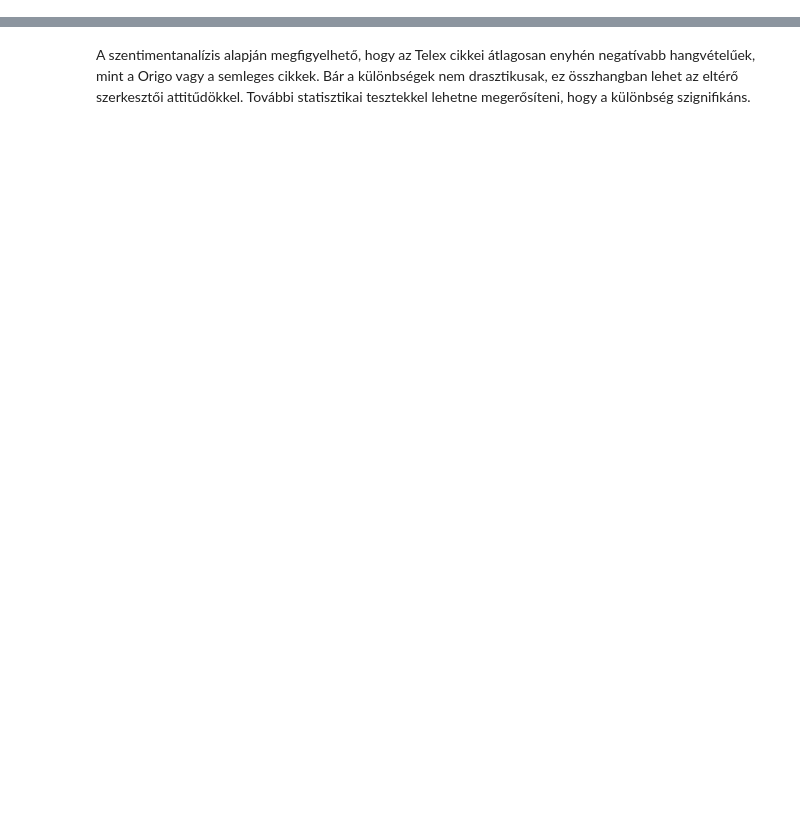
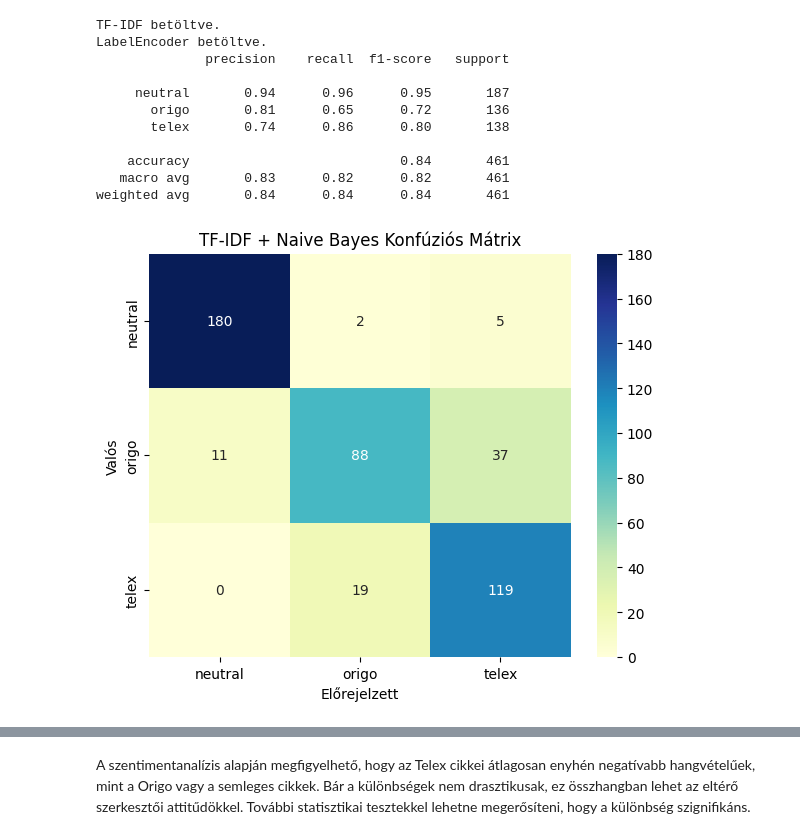
Before and after one commit to dannner66/data_science_NLP_beadando, a Jupyter notebook: NLPprojektreDS.ipynb, the cells around one changed output, grey strips where cells are left out. Saved outputs shown, nothing was run; the diff lists cells and outputs as text; code cells hidden in the pictures; blank space fills up the shorter version.

```diff
--- a/NLPprojektreDS.ipynb
+++ b/NLPprojektreDS.ipynb
@@ -807,0 +1125,4 @@ plt.tight_layout();
+# %%
+# Tisztított szövegek betöltése vagy újragenerálása
+os.makedirs("models", exist_ok=True)
+combined_df["clean_text"] = load_or_create_column(combined_df, "clean_text", TextCleaner(), "models/clean_text_series.joblib")
@@ -807,0 +1307,15 @@ plt.tight_layout();
+# %%
+nb_model,label_encoder,splits,y_pred_nb=train_and_evaluate_nb_tfidf(combined_df)
+# %% [output]
+TF-IDF betöltve.
+LabelEncoder betöltve.
+              precision    recall  f1-score   support
+
+     neutral       0.94      0.96      0.95       187
+       origo       0.81      0.65      0.72       136
+       telex       0.74      0.86      0.80       138
+
+    accuracy                           0.84       461
+   macro avg       0.83      0.82      0.82       461
+weighted avg       0.84      0.84      0.84       461
+[figure, added]
```
Also changed, not shown: parts of 214 cells of this notebook.
